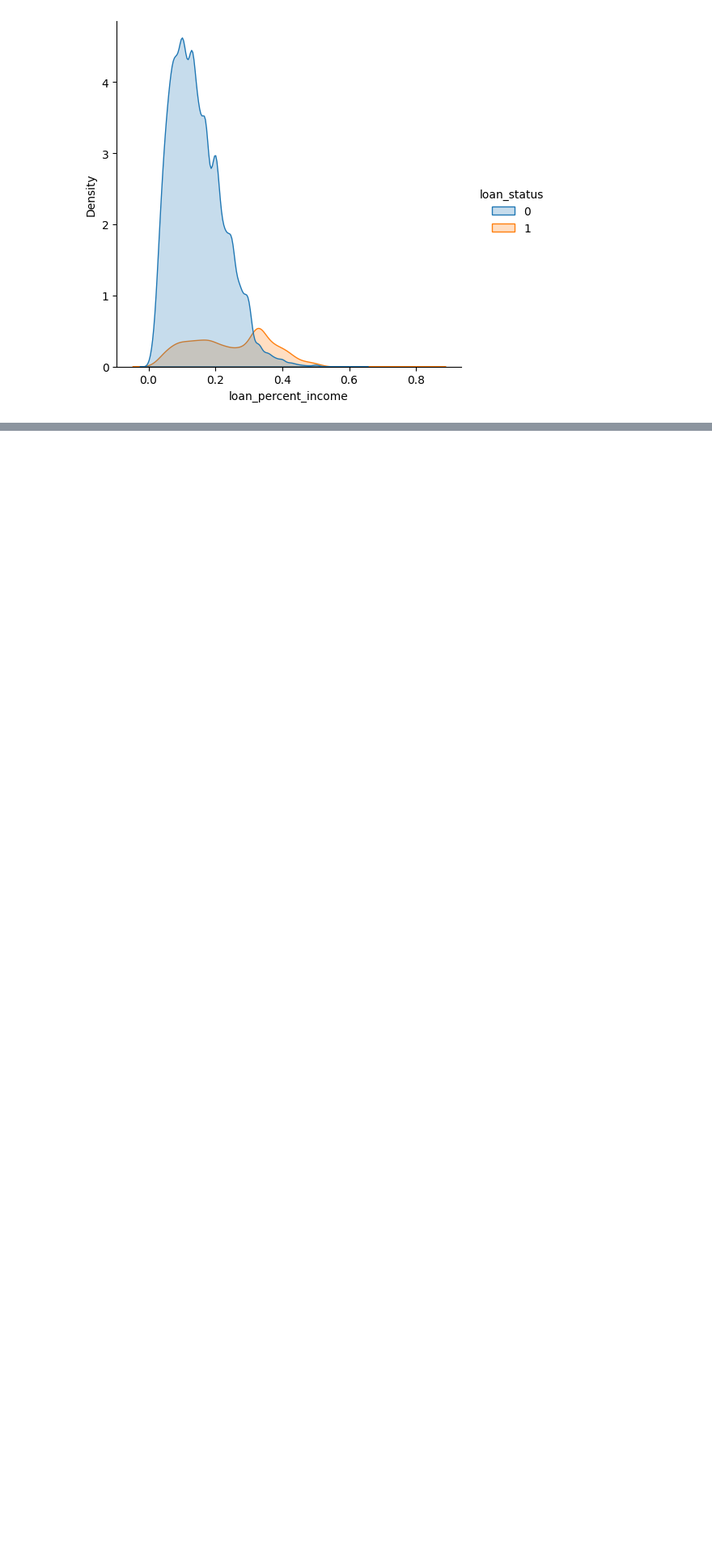
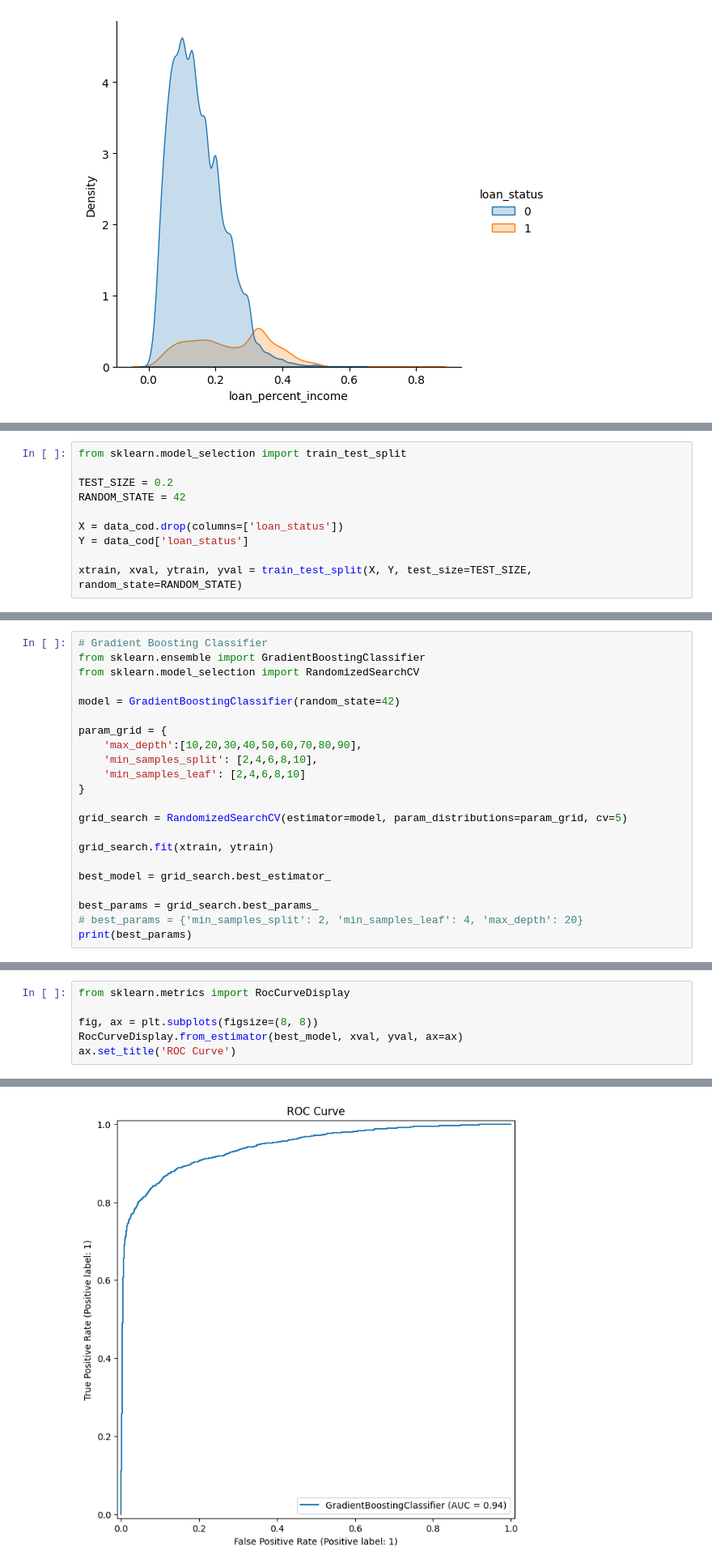
Before and after one commit to ismlm/Python-intro-Data-Science, a Jupyter notebook: notebooks/MLFlow IV - Kaggle II.ipynb, the cells around one changed output, grey strips where cells are left out. Shown at 81% size. Cells and saved outputs as stored; diff of their text form; blank space fills up the shorter version.

```diff
--- a/notebooks/MLFlow IV - Kaggle II.ipynb
+++ b/notebooks/MLFlow IV - Kaggle II.ipynb
@@ -174,0 +176,10 @@ We are going to create a **Pipeline**. This drastically simplifies the process o
+# %%
+from sklearn.model_selection import train_test_split
+
+TEST_SIZE = 0.2
+RANDOM_STATE = 42
+
+X = data_cod.drop(columns=['loan_status'])
+Y = data_cod['loan_status']
+
+xtrain, xval, ytrain, yval = train_test_split(X, Y, test_size=TEST_SIZE, random_state=RANDOM_STATE)
@@ -174,0 +189,22 @@ We are going to create a **Pipeline**. This drastically simplifies the process o
+# %%
+# Gradient Boosting Classifier
+from sklearn.ensemble import GradientBoostingClassifier
+from sklearn.model_selection import RandomizedSearchCV
+
+model = GradientBoostingClassifier(random_state=42)
+
+param_grid = {
+    'max_depth':[10,20,30,40,50,60,70,80,90],
+    'min_samples_split': [2,4,6,8,10],
+    'min_samples_leaf': [2,4,6,8,10]
+}
+
+grid_search = RandomizedSearchCV(estimator=model, param_distributions=param_grid, cv=5)
+
+grid_search.fit(xtrain, ytrain)
+
+best_model = grid_search.best_estimator_
+
+best_params = grid_search.best_params_
+# best_params = {'min_samples_split': 2, 'min_samples_leaf': 4, 'max_depth': 20}
+print(best_params)
@@ -174,0 +215,7 @@ We are going to create a **Pipeline**. This drastically simplifies the process o
+# %%
+from sklearn.metrics import RocCurveDisplay
+
+fig, ax = plt.subplots(figsize=(8, 8))
+RocCurveDisplay.from_estimator(best_model, xval, yval, ax=ax)
+ax.set_title('ROC Curve')
+# %% [output]
@@ -174,0 +223 @@ We are going to create a **Pipeline**. This drastically simplifies the process o
+[figure, added]
```
Also changed, not shown: parts of 59 cells of this notebook, 2 other files.
